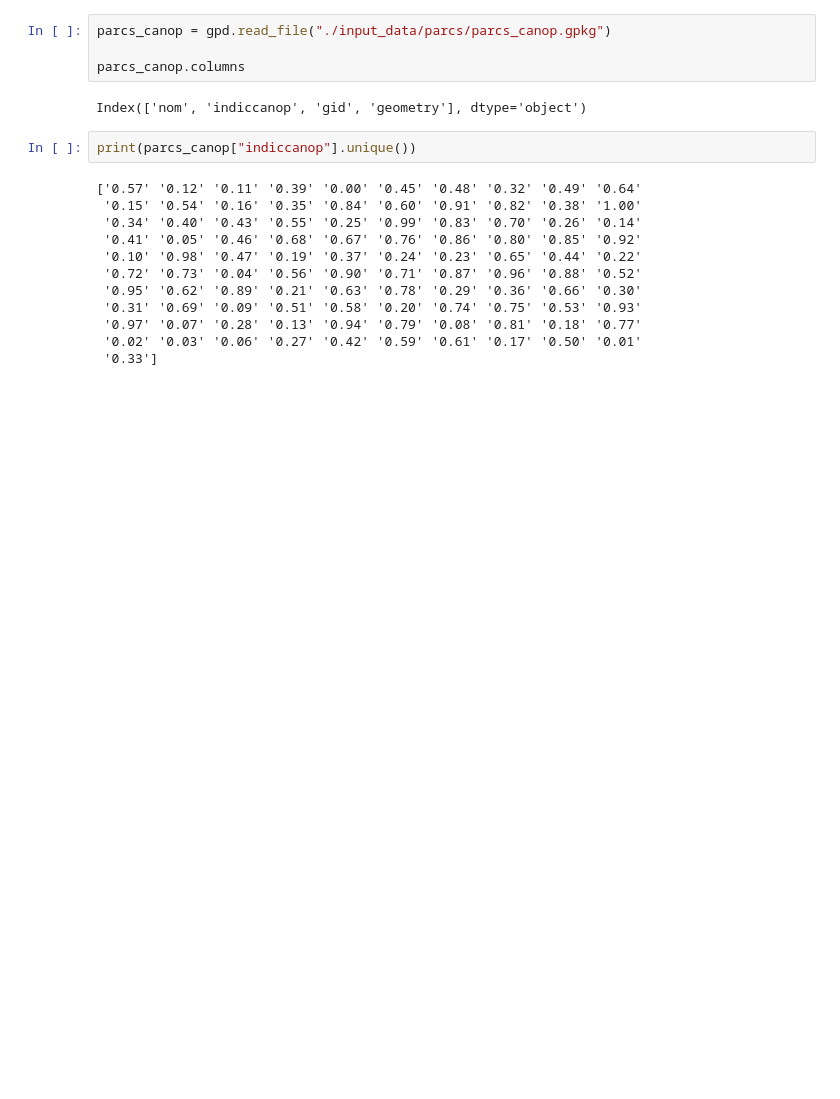
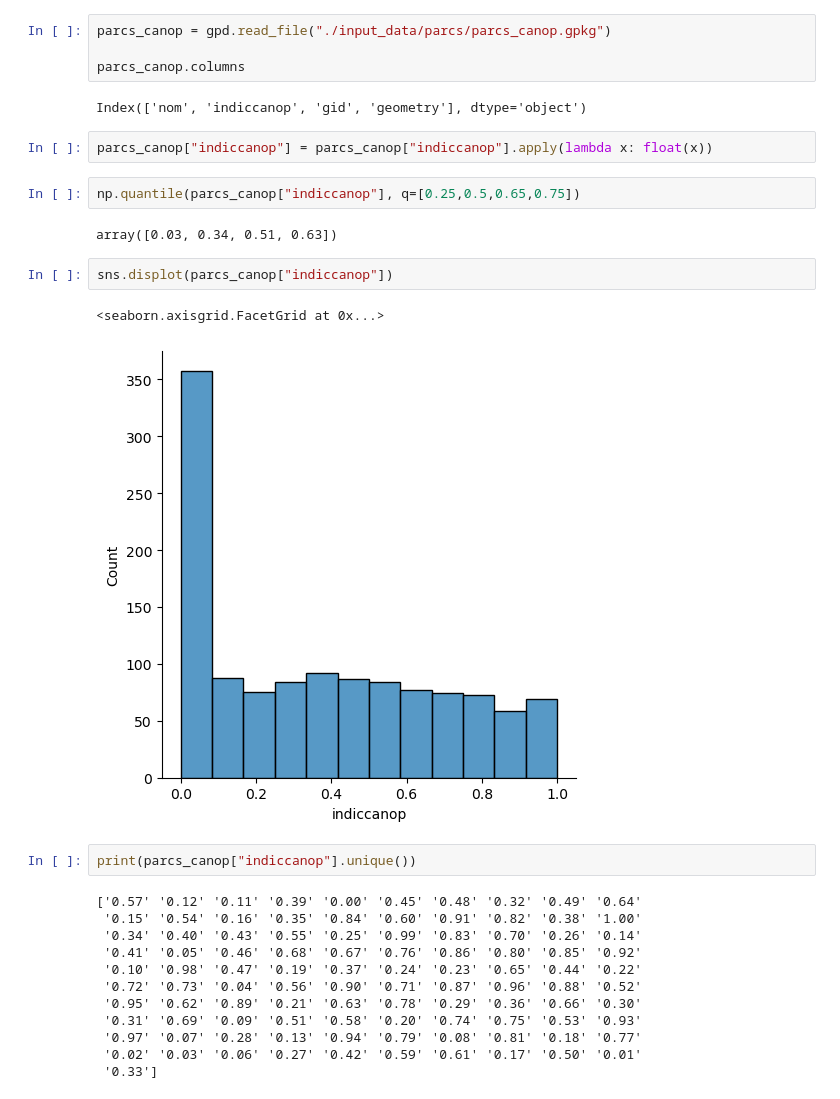
Before and after one commit to datagora-erasme/itineraire_fraicheur, a Jupyter notebook: backend/score_calculation_it/plot.ipynb, the cells around one changed output. Saved outputs shown, nothing was run; the diff lists cells and outputs as text; blank space fills up the shorter version.

```diff
--- a/backend/score_calculation_it/plot.ipynb
+++ b/backend/score_calculation_it/plot.ipynb
@@ -310,6 +310,17 @@ parcs_canop = gpd.read_file("./input_data/parcs/parcs_canop.gpkg")
 parcs_canop.columns
 # %% [output]
 Index(['nom', 'indiccanop', 'gid', 'geometry'], dtype='object')
+# %%
+parcs_canop["indiccanop"] = parcs_canop["indiccanop"].apply(lambda x: float(x))
+# %%
+np.quantile(parcs_canop["indiccanop"], q=[0.25,0.5,0.65,0.75])
+# %% [output]
+array([0.03, 0.34, 0.51, 0.63])
+# %%
+sns.displot(parcs_canop["indiccanop"])
+# %% [output]
+<seaborn.axisgrid.FacetGrid at 0x...>
+[figure, added]
 # %%
 print(parcs_canop["indiccanop"].unique())
 # %% [output]
```
Also changed, not shown: 5 other files.
